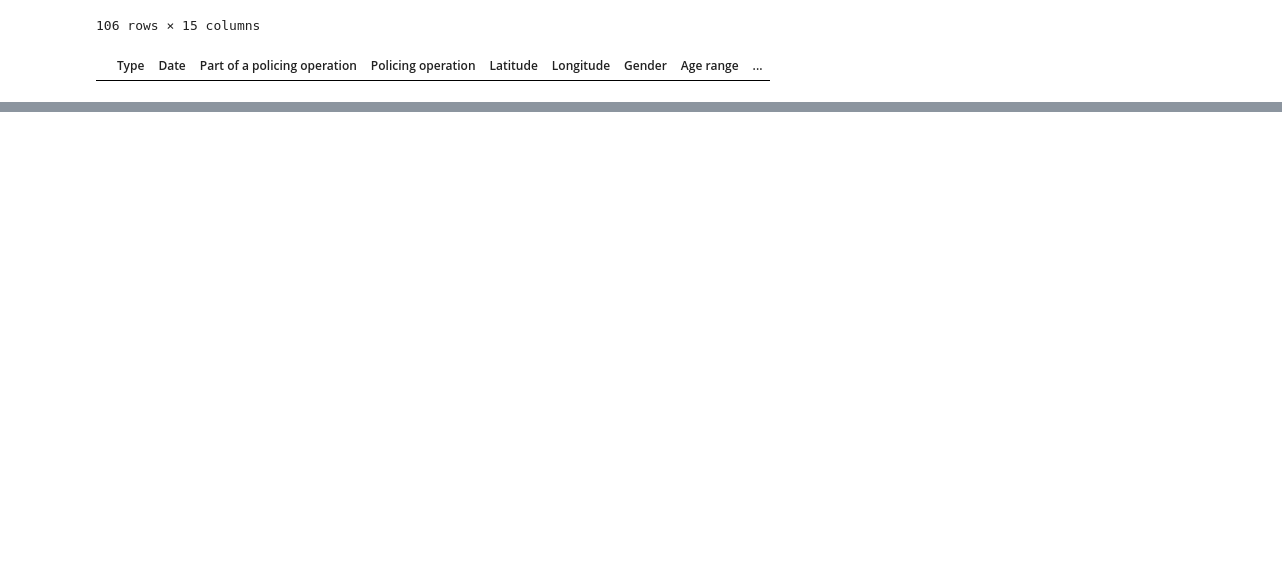
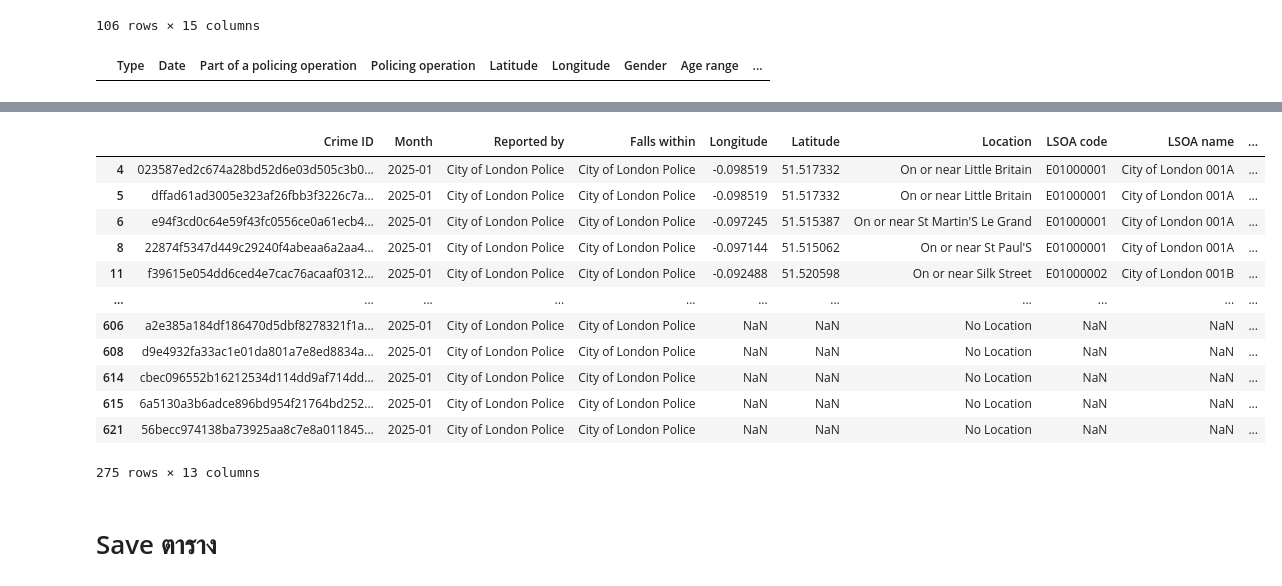
Before and after one commit to 16pynkn/MSC_DPDM_2025, a Jupyter notebook: Data101_(dpdm25).ipynb, the cells around one changed output, grey strips where cells are left out. Saved outputs shown, nothing was run; the diff lists cells and outputs as text; code cells hidden in the pictures; blank space fills up the shorter version.

```diff
--- a/Data101_(dpdm25).ipynb
+++ b/Data101_(dpdm25).ipynb
@@ -849,0 +1000,18 @@ outlier_ld[outlier_ld['Longitude']> bp1['whiskers'][1].get_xdata()[1]]
+# %%
+street_london01.dropna(subset=['Final Outcome'])
+# %% [output]
+|  | Crime ID | Month | Reported by | Falls within | Longitude | Latitude | Location | LSOA code | LSOA name | ... |
+| 4 | 023587ed2c674a28bd52d6e03d505c3b0... | 2025-01 | City of London Police | City of London Police | -0.098519 | 51.517332 | On or near Little Britain | E01000001 | City of London 001A | ... |
+| 5 | dffad61ad3005e323af26fbb3f3226c7a... | 2025-01 | City of London Police | City of London Police | -0.098519 | 51.517332 | On or near Little Britain | E01000001 | City of London 001A | ... |
+| 6 | e94f3cd0c64e59f43fc0556ce0a61ecb4... | 2025-01 | City of London Police | City of London Police | -0.097245 | 51.515387 | On or near St Martin'S Le Grand | E01000001 | City of London 001A | ... |
+| 8 | 22874f5347d449c29240f4abeaa6a2aa4... | 2025-01 | City of London Police | City of London Police | -0.097144 | 51.515062 | On or near St Paul'S | E01000001 | City of London 001A | ... |
+| 11 | f39615e054dd6ced4e7cac76acaaf0312... | 2025-01 | City of London Police | City of London Police | -0.092488 | 51.520598 | On or near Silk Street | E01000002 | City of London 001B | ... |
+| ... | ... | ... | ... | ... | ... | ... | ... | ... | ... | ... |
+| 606 | a2e385a184df186470d5dbf8278321f1a... | 2025-01 | City of London Police | City of London Police | NaN | NaN | No Location | NaN | NaN | ... |
+| 608 | d9e4932fa33ac1e01da801a7e8ed8834a... | 2025-01 | City of London Police | City of London Police | NaN | NaN | No Location | NaN | NaN | ... |
+| 614 | cbec096552b16212534d114dd9af714dd... | 2025-01 | City of London Police | City of London Police | NaN | NaN | No Location | NaN | NaN | ... |
+| 615 | 6a5130a3b6adce896bd954f21764bd252... | 2025-01 | City of London Police | City of London Police | NaN | NaN | No Location | NaN | NaN | ... |
+| 621 | 56becc974138ba73925aa8c7e8a011845... | 2025-01 | City of London Police | City of London Police | NaN | NaN | No Location | NaN | NaN | ... |
+275 rows × 13 columns
+# %% [markdown]
+# Save ตาราง
```
Also changed, not shown: parts of 36 cells of this notebook.
